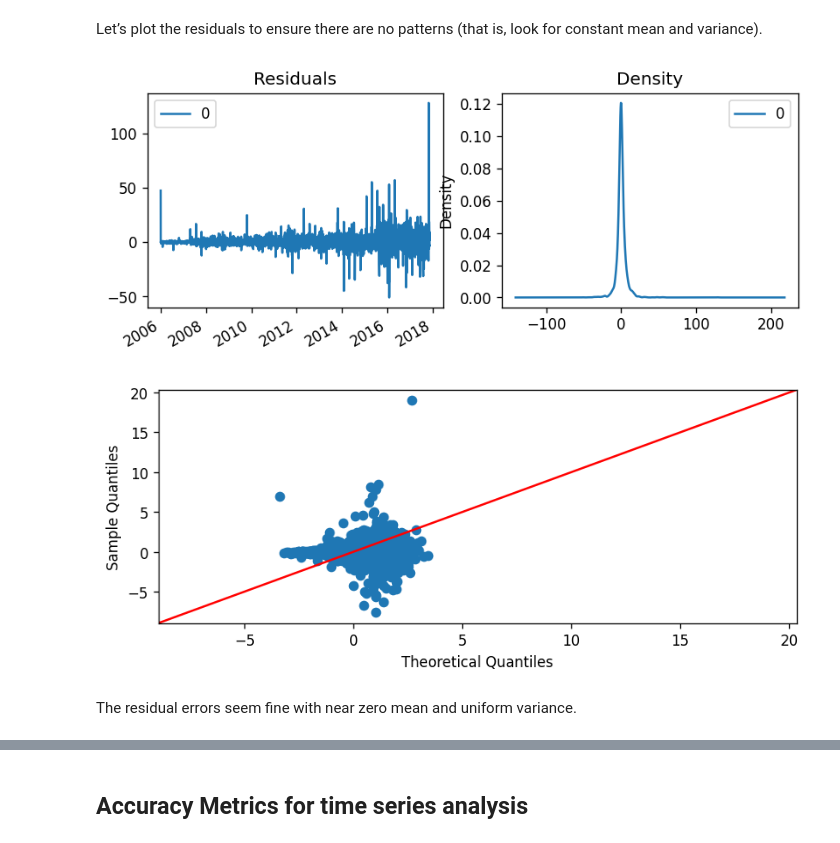
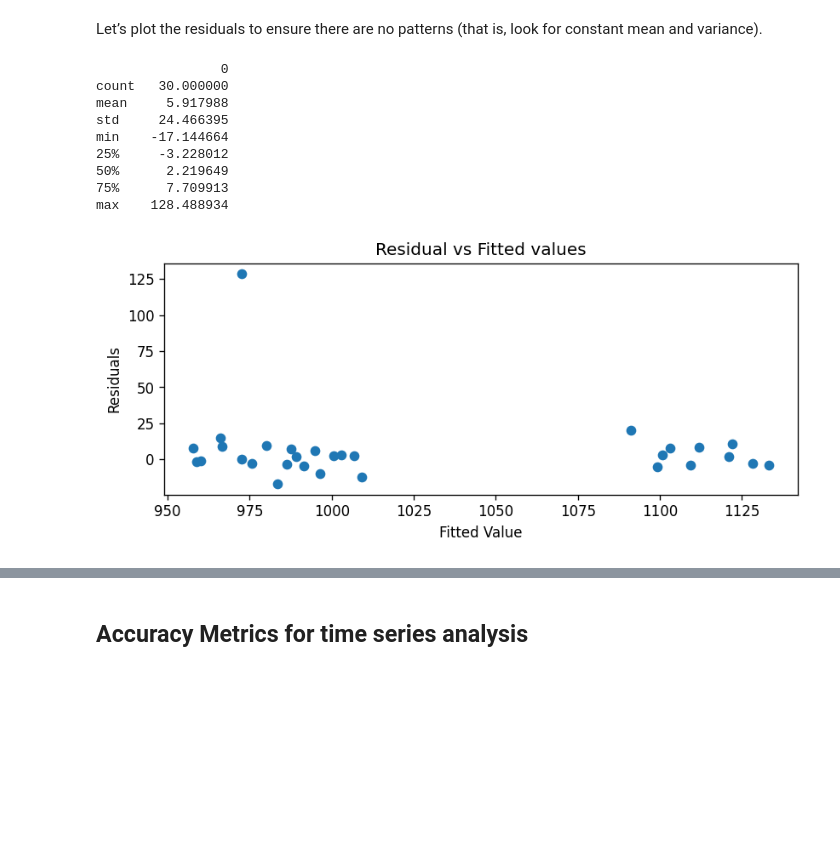
Before and after one commit to Pallavi43/Springboard, a Jupyter notebook: projects/stock_price_timeseries/ARIMA_model.ipynb, the cells around one changed output, grey strips where cells are left out. Cells and saved outputs as stored; diff of their text form; code cells hidden in the pictures; blank space fills up the shorter version.

Commit message:
ARMA model file has been modified

```diff
--- a/projects/stock_price_timeseries/ARIMA_model.ipynb
+++ b/projects/stock_price_timeseries/ARIMA_model.ipynb
@@ -260,0 +338,3 @@ Notice here the coefficient of all the terms are significant and the P-Value in
+# %%
+amazon_cl_15_17 = amazon_cl.loc[pd.to_datetime('2015'):pd.to_datetime('2018')]
+amazon_cl_15_17
@@ -265,14 +387,45 @@ Let’s plot the residuals to ensure there are no patterns (that is, look for co
 # %%
 # Plot residual errors
 plt.rcParams.update({'figure.figsize':(8,3), 'figure.dpi':120})
-residuals = pd.DataFrame(model_fit.resid)
-fig, ax = plt.subplots(1,2)
-residuals.plot(title="Residuals", ax=ax[0])
-residuals.plot(kind='kde', title='Density', ax=ax[1])
-sm.qqplot(residuals,fit=True,line = '45',dist=stats.norm)
-plt.show()
+#residuals = pd.DataFrame(model_fit.resid)
+#fig, ax = plt.subplots(1,2)
+#residuals.plot(title="Residuals", ax=ax[0])
+#residuals.plot(kind='kde', title='Density', ax=ax[1])
+#plt.show()
+
+def arima_model_eval(data, arima_order):
+    split = int(len(data) * 0.99)
+    train1 = data[0:split]
+    test1 = data[split:len(data)]
+    history = [x for x in train1]
+    prediction = []
+    for i in range(len(test1)):
+        model = ARIMA(history, order = arima_order)
+        model_fit = model.fit()
+        model_forecast = model_fit.forecast()
+        prediction.append(model_forecast[0])
+        obs = test1[i]
+        history.append(obs)
+    test1 = list(map(lambda x: x[0], test1))
+    residuals = [test1[i]-prediction[i] for i in range(len(test1))]
+    residuals = pd.DataFrame(residuals)
+    print(residuals.describe())
+    residuals = list(map(lambda x: x[0], residuals.values))
+    plt.scatter(prediction, residuals)
+    plt.title('Residual vs Fitted values')
+    plt.xlabel('Fitted Value')
+    plt.ylabel('Residuals')
+    #plt.legend(loc='upper left', fontsize=8)
+    plt.show()
+arima_model_eval(amazon_cl.values, (2,1,2))
 # %% [output]
+                0
+count   30.000000
+mean     5.917988
+std     24.466395
+min    -17.144664
+25%     -3.228012
+50%      2.219649
+75%      7.709913
+max    128.488934
-[figure, old version]
+[figure, new version]
-[figure, removed]
-# %% [markdown]
-The residual errors seem fine with near zero mean and uniform variance.
```
Also changed, not shown: parts of 21 cells of this notebook.
